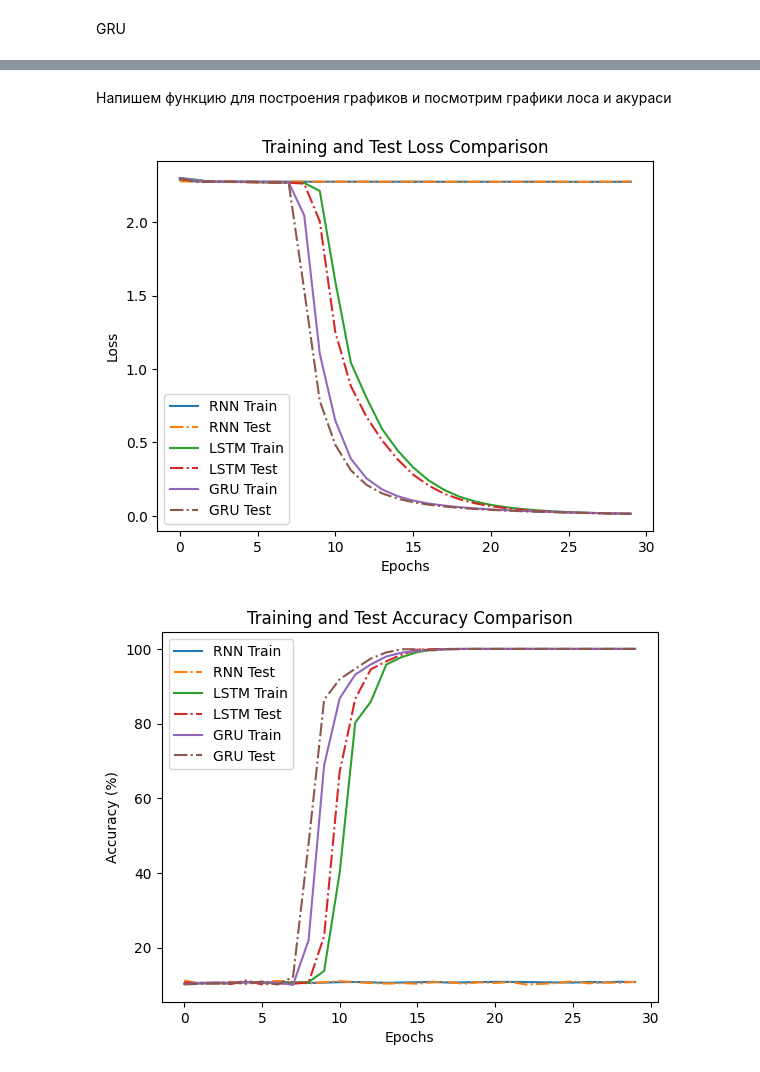
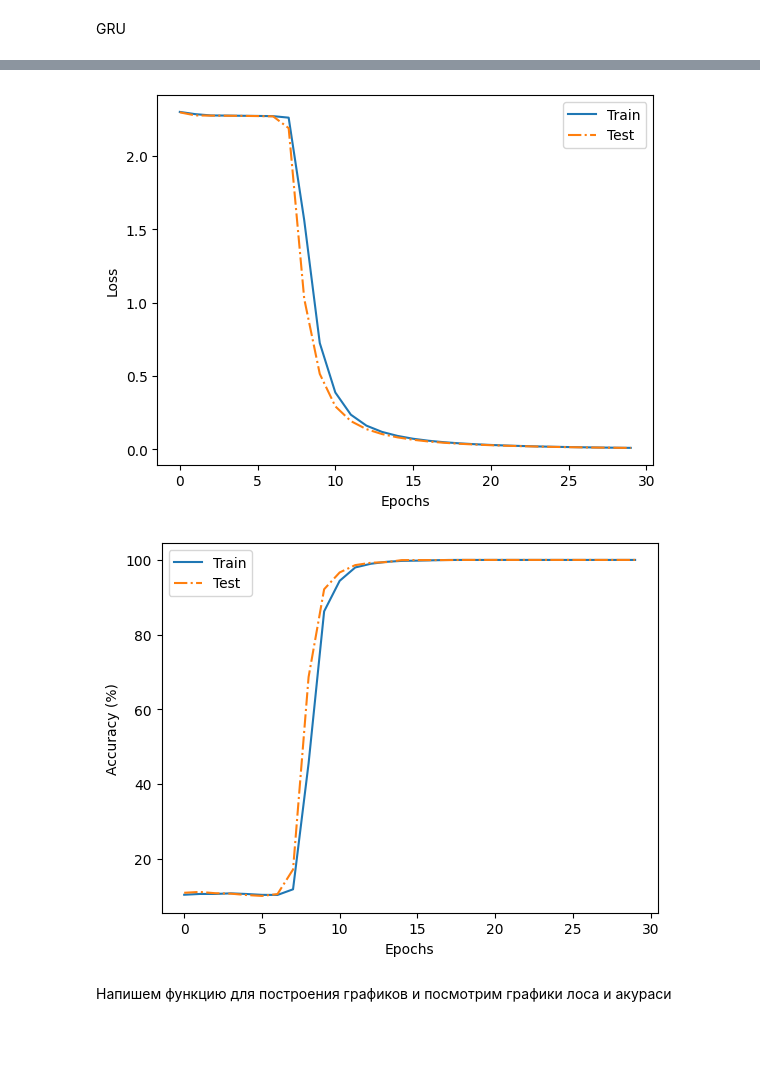
Before and after one commit to U-Ilya-V/data_science_HW, a Jupyter notebook: module_5/2_Sequences.ipynb, the cells around one changed output, grey strips where cells are left out. Drawn from its saved outputs; the diff is of its cells as text; code cells hidden in the pictures; blank space fills up the shorter version.

```diff
--- a/module_5/2_Sequences.ipynb
+++ b/module_5/2_Sequences.ipynb
@@ -226,7 +243,5 @@ Epoch [30/30], Train Loss: 0.0143, Train Accuracy: 100.00%, Test Loss: 0.0135, T
 GRU
 # %%
 gru_model = RNNModel("GRU", input_size, hidden_size, output_size, num_layers)
-gru_train_losses, gru_test_losses, gru_train_accuracies, gru_test_accuracies = train_and_evaluate(
-    gru_model, train_loader, test_loader, num_epochs, learning_rate
-)
+train_and_evaluate(gru_model, train_loader, test_loader, num_epochs, learning_rate)
 # %% [output]
@@ -250,36 +265,6 @@ Epoch [30/30], Train Loss: 0.0156, Train Accuracy: 100.00%, Test Loss: 0.0147, T
+[figure, added]
+[figure, added]
 # %% [markdown]
 Напишем функцию для построения графиков и посмотрим графики лоса и акураси
-# %%
-def plot_metrics(train_values, test_values, ylabel, title):
-    plt.plot(train_values[0], label="RNN Train")
-    plt.plot(test_values[0], '-.', label="RNN Test")
-    plt.plot(train_values[1], label="LSTM Train")
-    plt.plot(test_values[1], '-.', label="LSTM Test")
-    plt.plot(train_values[2], label="GRU Train")
-    plt.plot(test_values[2], '-.', label="GRU Test")
-    plt.xlabel("Epochs")
-    plt.ylabel(ylabel)
-    plt.title(title)
-    plt.legend()
-    plt.show()
-
-# Графики потерь
-plot_metrics(
-    [rnn_train_losses, lstm_train_losses, gru_train_losses],
-    [rnn_test_losses, lstm_test_losses, gru_test_losses],
-    ylabel="Loss",
-    title="Training and Test Loss Comparison"
-)
-
-# Графики точности
-plot_metrics(
-    [rnn_train_accuracies, lstm_train_accuracies, gru_train_accuracies],
-    [rnn_test_accuracies, lstm_test_accuracies, gru_test_accuracies],
-    ylabel="Accuracy (%)",
-    title="Training and Test Accuracy Comparison"
-)
-# %% [output]
-[figure, removed]
-[figure, removed]
 # %% [markdown]
 ## Выводы:
```
Also changed, not shown: parts of 12 cells of this notebook, 1 other file.
